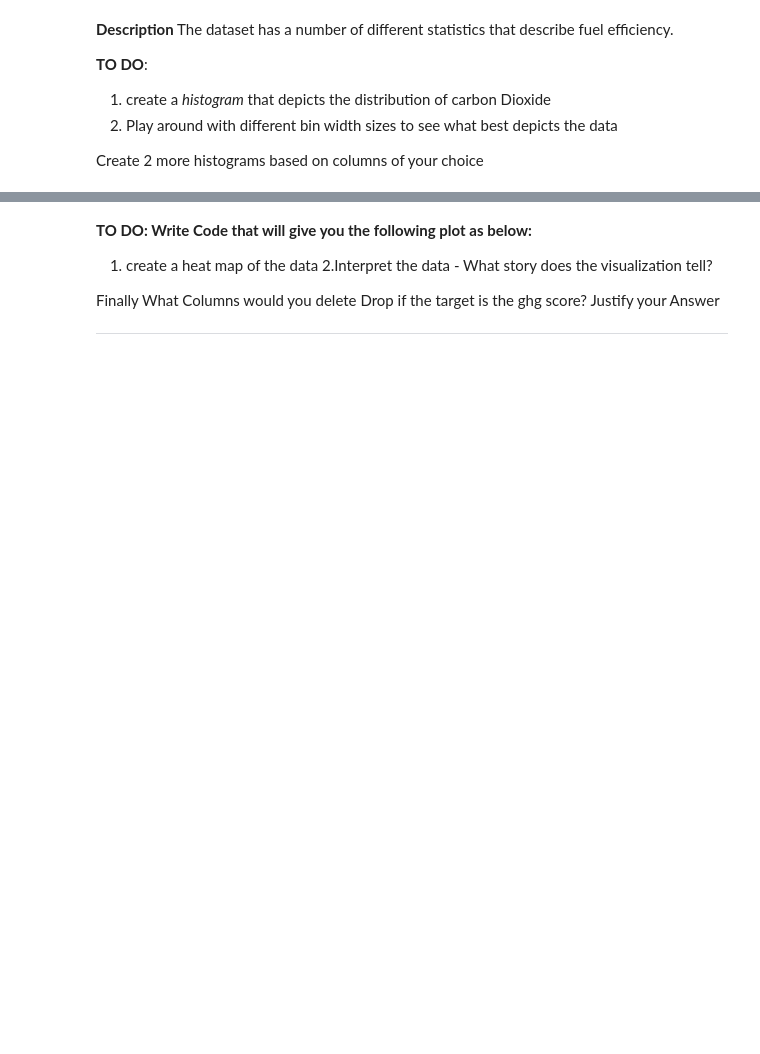
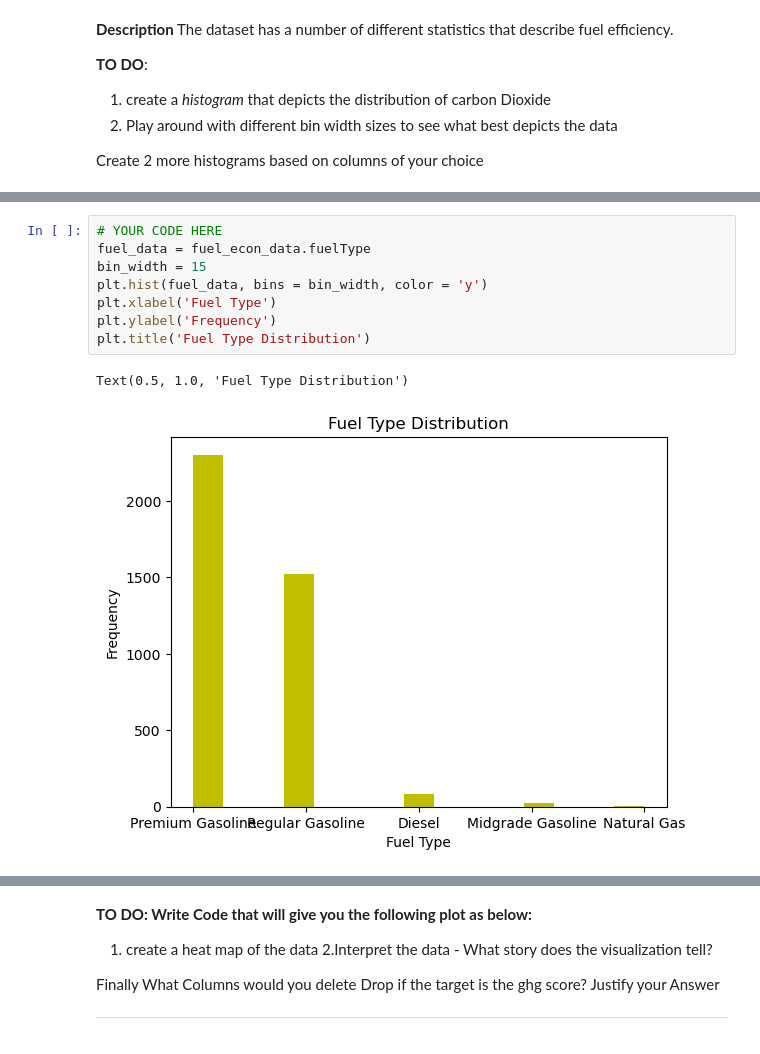
Before and after one commit to AristideI/plotting_assignment, a Jupyter notebook: Plotting Assignment.ipynb, the cells around one changed output, grey strips where cells are left out. Drawn from its saved outputs; the diff is of its cells as text; blank space fills up the shorter version.

```diff
--- a/Plotting Assignment.ipynb
+++ b/Plotting Assignment.ipynb
@@ -82,0 +84,11 @@ plt.hist(fuel_data['comb'])
+# %%
+# YOUR CODE HERE
+fuel_data = fuel_econ_data.fuelType
+bin_width = 15
+plt.hist(fuel_data, bins = bin_width, color = 'y')
+plt.xlabel('Fuel Type')
+plt.ylabel('Frequency')
+plt.title('Fuel Type Distribution')
+# %% [output]
+Text(0.5, 1.0, 'Fuel Type Distribution')
+[figure, added]
```
Also changed, not shown: parts of 7 cells of this notebook.
